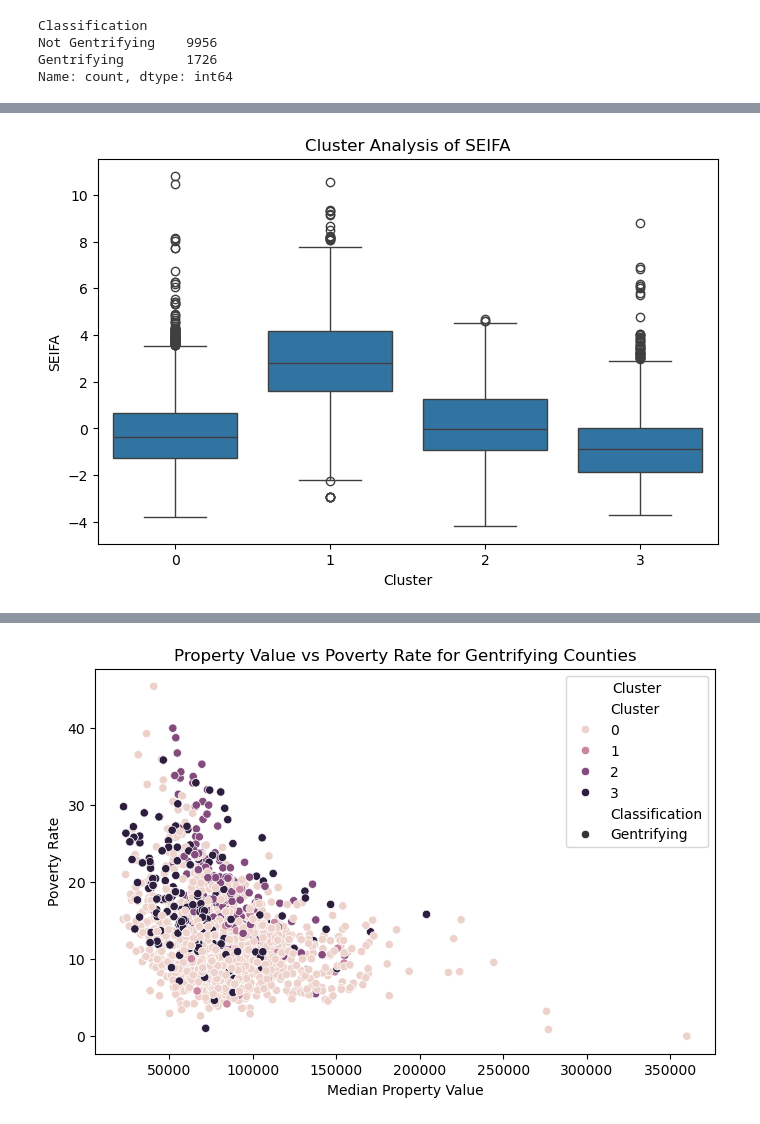
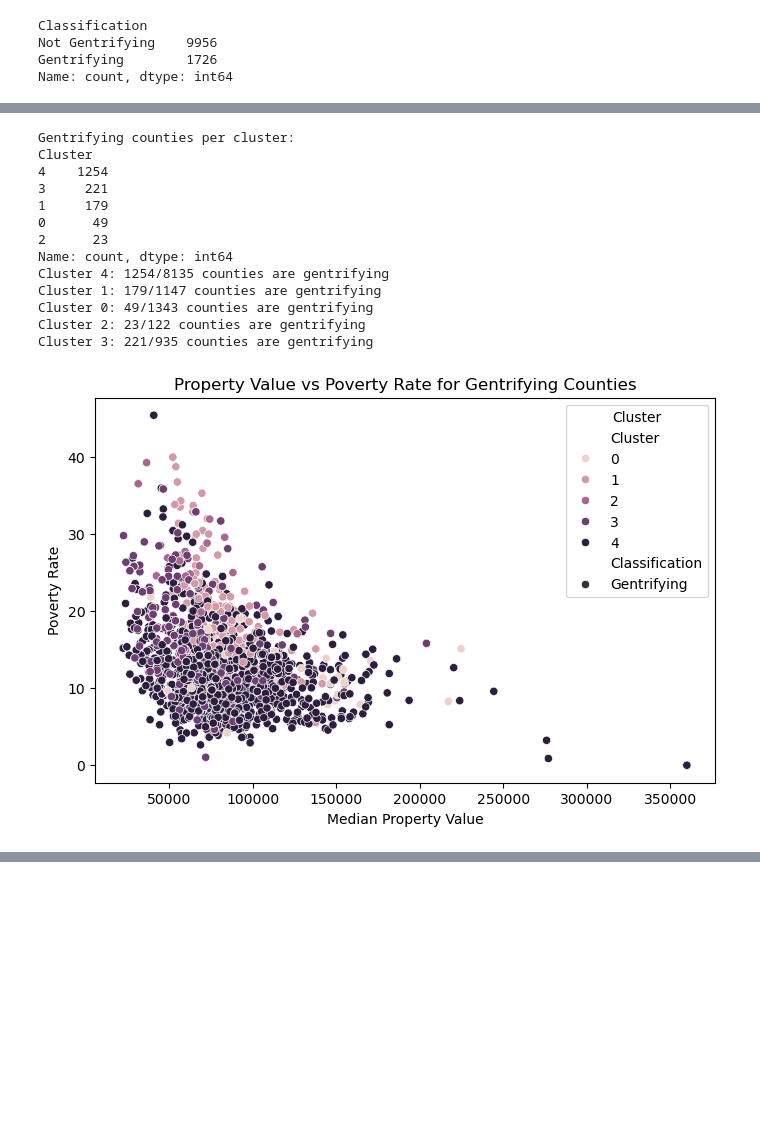
Before and after one commit to The-Swapster/gentrification_classification_prediction, a Jupyter notebook: clustering.ipynb, the cells around one changed output, grey strips where cells are left out. Saved outputs shown, nothing was run; the diff lists cells and outputs as text; code cells hidden in the pictures; blank space fills up the shorter version.

```diff
--- a/clustering.ipynb
+++ b/clustering.ipynb
@@ -440,7 +458,7 @@ import matplotlib.pyplot as plt
 import seaborn as sns
 
 # Step 1: Select relevant features
-features = ['pct.white', 'pct.af.am', 'pct.hispanic', 'pct.asian', 'pct.other']
+features = ['pct.white', 'pct.af.am', 'pct.hispanic', 'pct.am.ind', 'pct.asian', 'pct.nh.pi', 'pct.multiple', 'pct.other']
 data_selected = data[features]
 
 # Step 2: Handle missing values (if any)
@@ -460,12 +478,12 @@ for k in range(2, 11):
     silhouette_scores_2.append(silhouette_score(data_scaled, kmeans.labels_))
 
 # Elbow Plot
-plt.figure(figsize=(8, 5))
-plt.plot(range(2, 11), inertia, marker='o')
-plt.title('Elbow Method')
-plt.xlabel('Number of Clusters')
-plt.ylabel('Inertia')
-plt.show()
+# plt.figure(figsize=(8, 5))
+# plt.plot(range(2, 11), inertia, marker='o')
+# plt.title('Elbow Method')
+# plt.xlabel('Number of Clusters')
+# plt.ylabel('Inertia')
+# plt.show()
 
 # Plot Silhouette Scores
 plt.subplot(1, 2, 2)
@@ -478,7 +496,8 @@ plt.tight_layout()
 plt.show()
 
 # Step 5: Apply KMeans with optimal clusters
-optimal_k = 4  # Replace with the chosen number of clusters
+# optimal_k = 4  # Replace with the chosen number of clusters
+optimal_k = k_range[silhouette_scores_2.index(max(silhouette_scores_2))]
 kmeans = KMeans(n_clusters=optimal_k, random_state=42)
 clusters = kmeans.fit_predict(data_scaled)
 
@@ -503,6 +521,6 @@ plt.show()
 # %%
 # Step 1: Feature Selection
-features = ['pct.white', 'pct.af.am', 'pct.hispanic', 'pct.asian', 'pct.other']
+features = ['pct.white', 'pct.af.am', 'pct.hispanic', 'pct.am.ind', 'pct.asian', 'pct.nh.pi', 'pct.multiple', 'pct.other']
 selected_data = data[features]
 
 # Step 2: Handle Missing Values
@@ -520,15 +538,16 @@ for k in range(2, 11):
     inertia.append(kmeans.inertia_)
 
 # Plot the Elbow Method
-plt.figure(figsize=(8, 5))
-plt.plot(range(2, 11), inertia, marker='o')
-plt.title('Elbow Method')
-plt.xlabel('Number of Clusters')
-plt.ylabel('Inertia')
-plt.show()
+# plt.figure(figsize=(8, 5))
+# plt.plot(range(2, 11), inertia, marker='o')
+# plt.title('Elbow Method')
+# plt.xlabel('Number of Clusters')
+# plt.ylabel('Inertia')
+# plt.show()
 
 # Step 5: Apply KMeans with Optimal Clusters
-optimal_k = 4  # Replace with the chosen number of clusters from the elbow method
+# optimal_k = 4  # Replace with the chosen number of clusters from the elbow method
+optimal_k = k_range[silhouette_scores_2.index(max(silhouette_scores_2))]
 kmeans = KMeans(n_clusters=optimal_k, random_state=42)
 clusters = kmeans.fit_predict(data_scaled)
 
@@ -578,20 +597,20 @@ if 'Classification' in data.columns:
     plt.legend(title='Cluster')
     plt.show()
 
-# Step 8: (Optional) Spatial Visualization
-# Replace with actual latitude and longitude columns if available
-if 'latitude' in data.columns and 'longitude' in data.columns:
-    import folium
+# # Step 8: (Optional) Spatial Visualization
+# # Replace with actual latitude and longitude columns if available
+# if 'latitude' in data.columns and 'longitude' in data.columns:
+#     import folium
 
-    map = folium.Map(location=[37.0902, -95.7129], zoom_start=4)  # Center on US
-    for _, row in data.iterrows():
-        folium.CircleMarker(
-            location=[row['latitude'], row['longitude']],
-            radius=5,
-            color='blue' if row['Classification'] == 'Gentrifying' else 'red',
-            fill=True,
-            fill_opacity=0.6,
-        ).add_to(map)
-    map.save("gentrification_clusters.html")
-    print("Map saved as 'gentrification_clusters.html'")
+#     map = folium.Map(location=[37.0902, -95.7129], zoom_start=4)  # Center on US
+#     for _, row in data.iterrows():
+#         folium.CircleMarker(
+#             location=[row['latitude'], row['longitude']],
+#             radius=5,
+#             color='blue' if row['Classification'] == 'Gentrifying' else 'red',
+#             fill=True,
+#             fill_opacity=0.6,
+#         ).add_to(map)
+#     map.save("gentrification_clusters.html")
+#     print("Map saved as 'gentrification_clusters.html'")
 # %% [output]
@@ -616 +638,14 @@ Cluster
+Gentrifying counties per cluster:
+Cluster
+4    1254
+3     221
+1     179
+0      49
+2      23
+Name: count, dtype: int64
+Cluster 4: 1254/8135 counties are gentrifying
+Cluster 1: 179/1147 counties are gentrifying
+Cluster 0: 49/1343 counties are gentrifying
+Cluster 2: 23/122 counties are gentrifying
+Cluster 3: 221/935 counties are gentrifying
-[figure, old version]
+[figure, new version]
@@ -628 +651,0 @@ Cluster 3: 228/963 counties are gentrifying
-[figure, removed]
```
Also changed, not shown: parts of 6 cells of this notebook.
